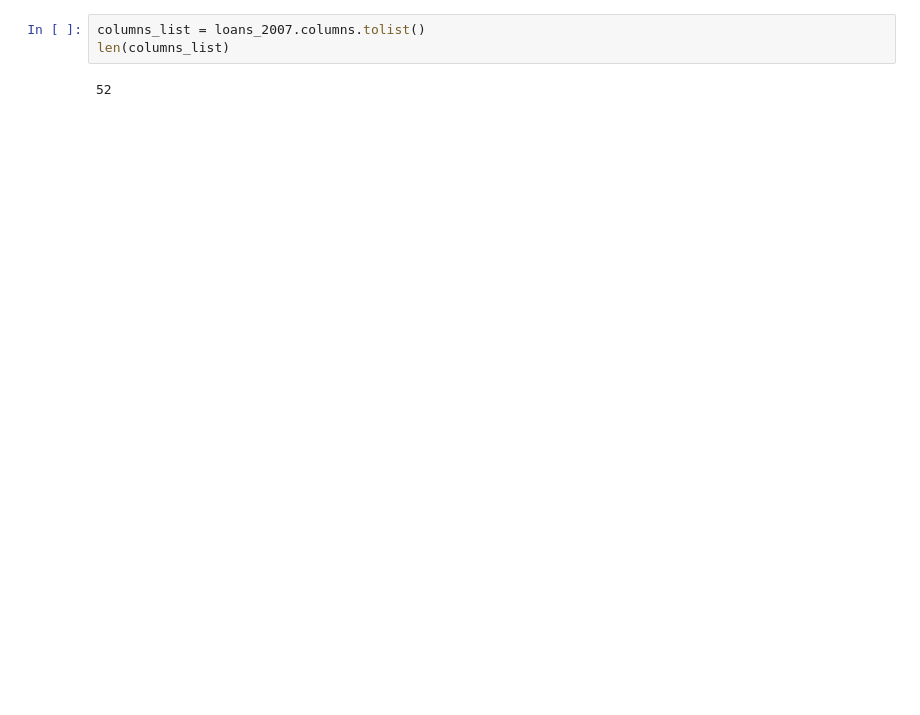
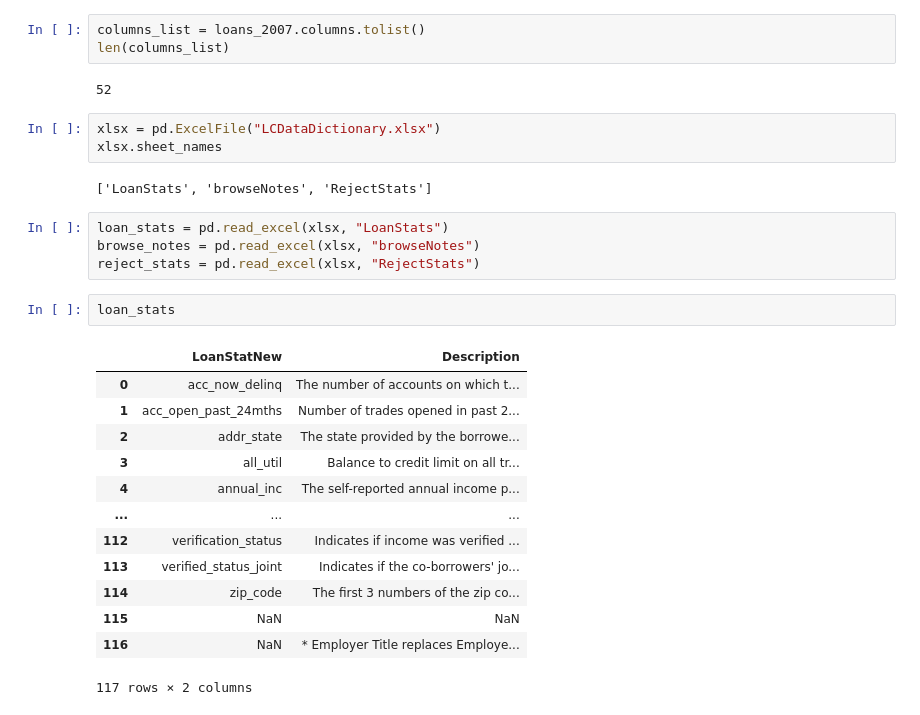
Before and after one commit to raduspaimoc/DataQuest-Projects, a Jupyter notebook: Credit Risk Project/Credit Risk.ipynb, the cells around one changed output. Drawn from its saved outputs; the diff is of its cells as text; blank space fills up the shorter version.

```diff
--- a/Credit Risk Project/Credit Risk.ipynb
+++ b/Credit Risk Project/Credit Risk.ipynb
@@ -40,3 +78,28 @@ columns_list = loans_2007.columns.tolist()
 len(columns_list)
 # %% [output]
 52
+# %%
+xlsx = pd.ExcelFile("LCDataDictionary.xlsx")
+xlsx.sheet_names
+# %% [output]
+['LoanStats', 'browseNotes', 'RejectStats']
+# %%
+loan_stats = pd.read_excel(xlsx, "LoanStats")
+browse_notes = pd.read_excel(xlsx, "browseNotes")
+reject_stats = pd.read_excel(xlsx, "RejectStats")
+# %%
+loan_stats
+# %% [output]
+|  | LoanStatNew | Description |
+| 0 | acc_now_delinq | The number of accounts on which t... |
+| 1 | acc_open_past_24mths | Number of trades opened in past 2... |
+| 2 | addr_state | The state provided by the borrowe... |
+| 3 | all_util | Balance to credit limit on all tr... |
+| 4 | annual_inc | The self-reported annual income p... |
+| ... | ... | ... |
+| 112 | verification_status | Indicates if income was verified ... |
+| 113 | verified_status_joint | Indicates if the co-borrowers' jo... |
+| 114 | zip_code | The first 3 numbers of the zip co... |
+| 115 | NaN | NaN |
+| 116 | NaN | * Employer Title replaces Employe... |
+117 rows × 2 columns
```
Also changed, not shown: parts of 24 cells of this notebook.
